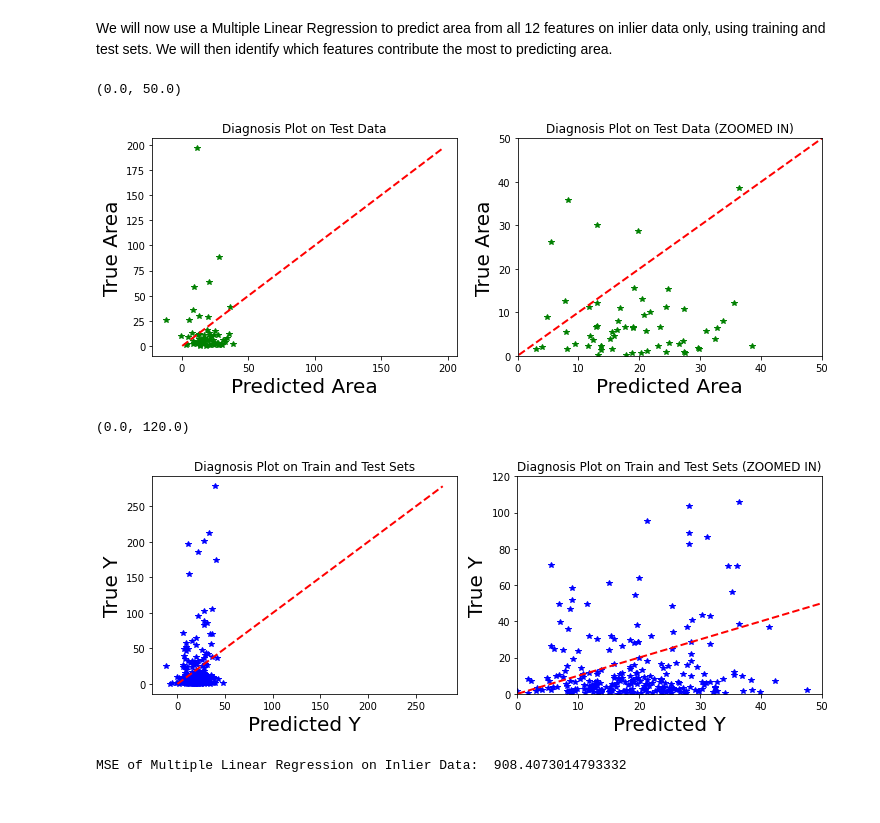
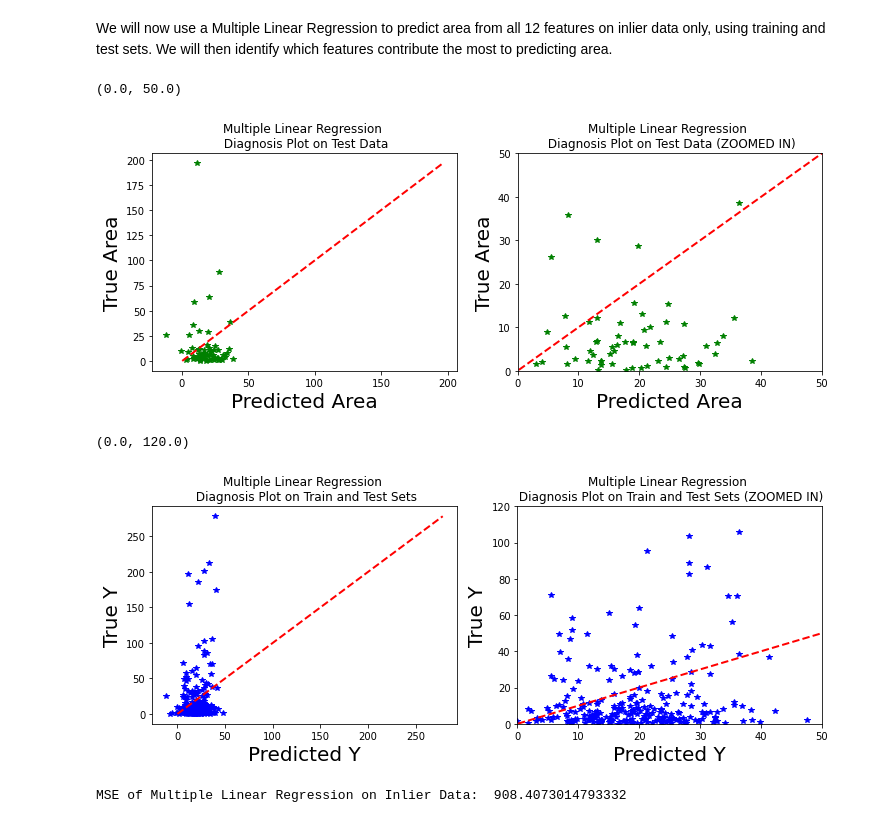
Before and after one commit to elacanan/forestfires, a Jupyter notebook: Project_RegressionTask.ipynb, the cells around one changed output. Saved outputs shown, nothing was run; the diff lists cells and outputs as text; code cells hidden in the pictures.

```diff
--- a/Project_RegressionTask.ipynb
+++ b/Project_RegressionTask.ipynb
@@ -252,35 +252,35 @@ X_train, X_test, y_train, y_test = train_test_split(X, y, random_state = 0)
 # %%
 # Multiple Linear Regression
 
 lr = linear_model.LinearRegression().fit(X_train, y_train)
 
 lr_pred = lr.predict(X_test)
 
 # Plot Predicted vs. True on Test Set
 
 plt.figure(figsize = (12, 4))
 
 plt.subplot(1, 2, 1)
 
 plt.plot(lr_pred, y_test,'*g')
 plt.plot([y_test.min(), y_test.max()], [y_test.min(), y_test.max()], 'r--', lw = 2)
 plt.xlabel('Predicted Area', size = 20)
 plt.ylabel('True Area', size = 20)
-plt.title('Diagnosis Plot on Test Data')
+plt.title('Multiple Linear Regression \n Diagnosis Plot on Test Data')
 
 
 plt.subplot(1, 2, 2)
 
 plt.plot(lr_pred, y_test,'*g')
 plt.plot([y_test.min(), y_test.max()], [y_test.min(), y_test.max()], 'r--', lw = 2)
 plt.xlabel('Predicted Area', size = 20)
 plt.ylabel('True Area', size = 20)
-plt.title('Diagnosis Plot on Test Data (ZOOMED IN)')
+plt.title('Multiple Linear Regression \n Diagnosis Plot on Test Data (ZOOMED IN)')
 plt.xlim([0, 50])
 plt.ylim([0, 50])
 # %% [output]
 (0.0, 50.0)
-[figure, old version]
+[figure, new version]
 # %%
 # Predicted vs True on Training and Test Sets
 
@@ -294,7 +294,7 @@ plt.plot(lr_pred1, y,'*b')
 plt.plot([y.min(), y.max()], [y.min(), y.max()], 'r--', lw = 2)
 plt.xlabel('Predicted Y', size = 20)
 plt.ylabel('True Y', size = 20)
-plt.title('Diagnosis Plot on Train and Test Sets')
+plt.title('Multiple Linear Regression \n Diagnosis Plot on Train and Test Sets')
 
 
 plt.subplot(1, 2, 2)
@@ -303,12 +303,12 @@ plt.plot(lr_pred1, y,'*b')
 plt.plot([y.min(), y.max()], [y.min(), y.max()], 'r--', lw = 2)
 plt.xlabel('Predicted Y', size = 20)
 plt.ylabel('True Y', size = 20)
-plt.title('Diagnosis Plot on Train and Test Sets (ZOOMED IN)')
+plt.title('Multiple Linear Regression \n Diagnosis Plot on Train and Test Sets (ZOOMED IN)')
 plt.xlim([0, 50])
 plt.ylim([0, 120])
 # %% [output]
 (0.0, 120.0)
-[figure, old version]
+[figure, new version]
 # %%
 # Model Evaluation with MSE
 
```
Also changed, not shown: parts of 7 cells of this notebook.
